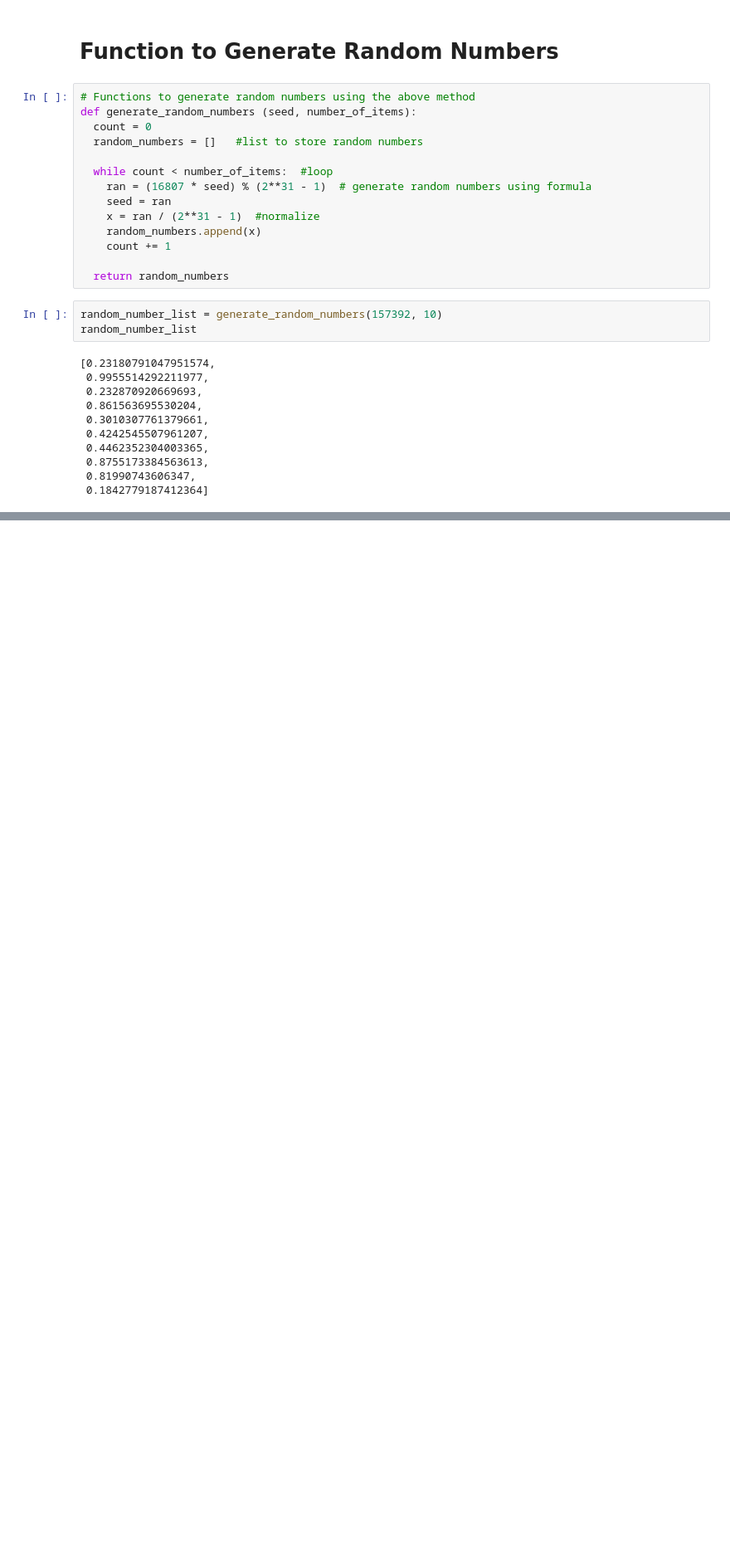
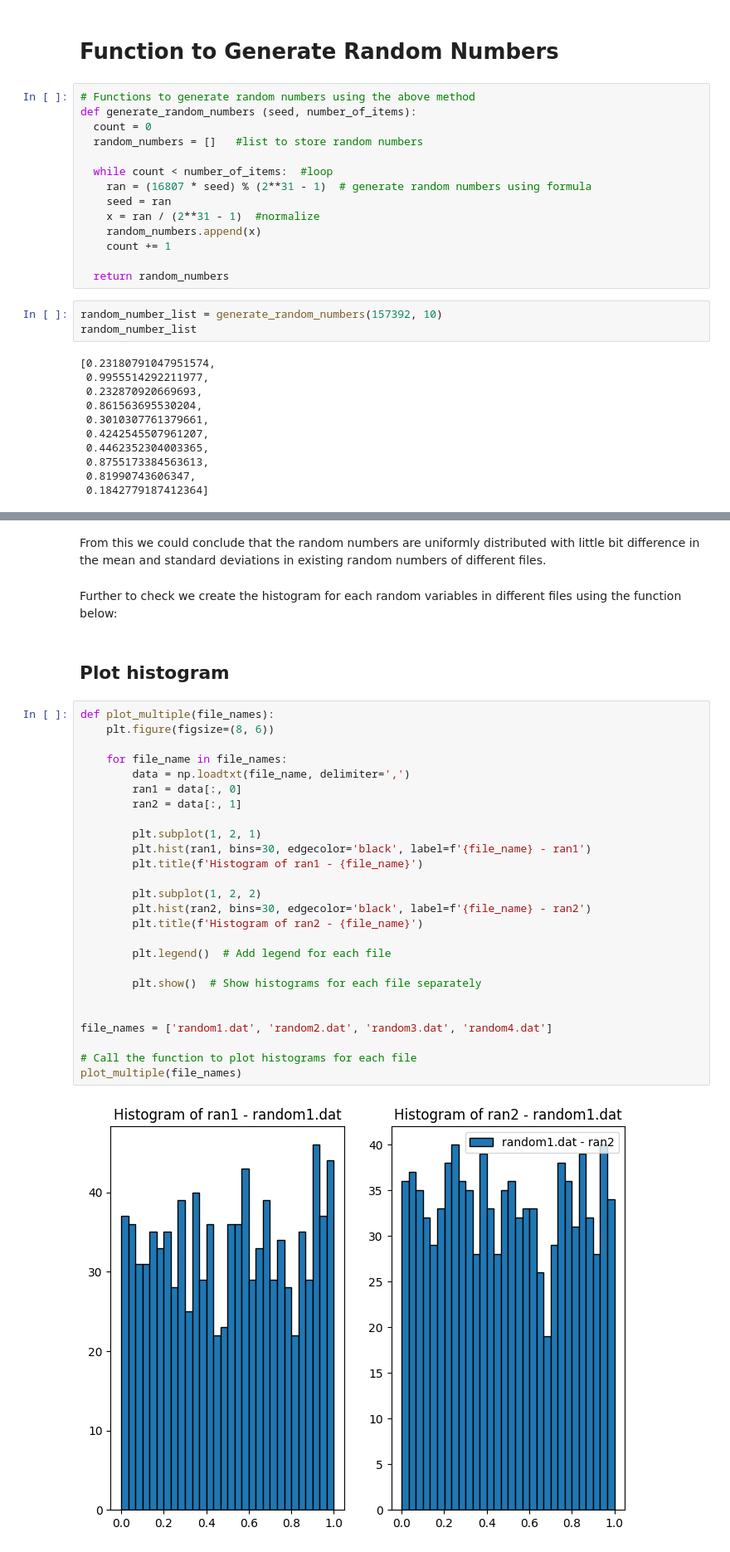
Before and after one commit to Rk-Pudasaini/Monte_Carlo_Simulation, a Jupyter notebook: Generating_Pseudo_Random_Numbers.ipynb, the cells around one changed output, grey strips where cells are left out. Shown at 83% size. Saved outputs shown, nothing was run; the diff lists cells and outputs as text; blank space fills up the shorter version.

```diff
--- a/Generating_Pseudo_Random_Numbers.ipynb
+++ b/Generating_Pseudo_Random_Numbers.ipynb
@@ -45,0 +192,37 @@ random_number_list
+# %% [markdown]
+From this we could conclude that the random numbers are uniformly distributed with
+little bit difference in the mean and standard deviations in existing random numbers of
+different files.
+# %% [markdown]
+Further to check we create the histogram for each random variables in different files
+using the function below:
+# %% [markdown]
+## Plot histogram
+# %%
+def plot_multiple(file_names):
+    plt.figure(figsize=(8, 6))
+
+    for file_name in file_names:
+        data = np.loadtxt(file_name, delimiter=',')
+        ran1 = data[:, 0]
+        ran2 = data[:, 1]
+
+        plt.subplot(1, 2, 1)
+        plt.hist(ran1, bins=30, edgecolor='black', label=f'{file_name} - ran1')
+        plt.title(f'Histogram of ran1 - {file_name}')
+
+        plt.subplot(1, 2, 2)
+        plt.hist(ran2, bins=30, edgecolor='black', label=f'{file_name} - ran2')
+        plt.title(f'Histogram of ran2 - {file_name}')
+
+        plt.legend()  # Add legend for each file
+
+        plt.show()  # Show histograms for each file separately
+
+
+file_names = ['random1.dat', 'random2.dat', 'random3.dat', 'random4.dat']
+
+# Call the function to plot histograms for each file
+plot_multiple(file_names)
+# %% [output]
+[figure, added]
```
Also changed, not shown: parts of 17 cells of this notebook.
